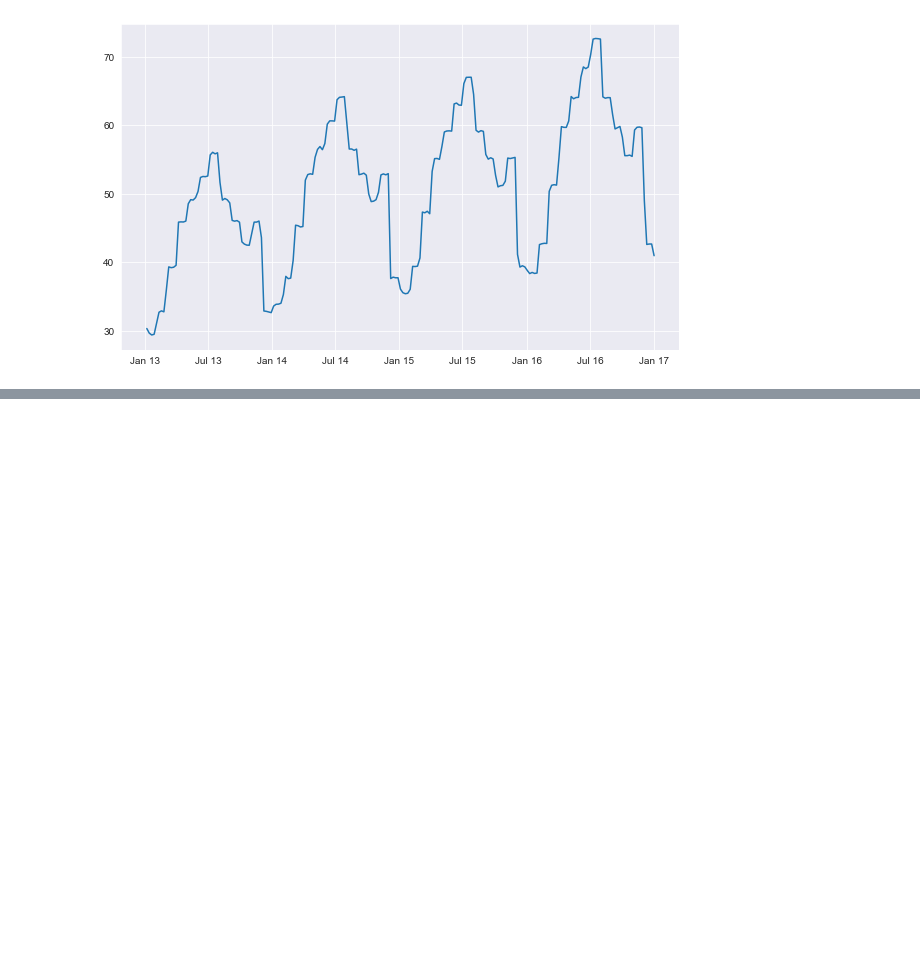
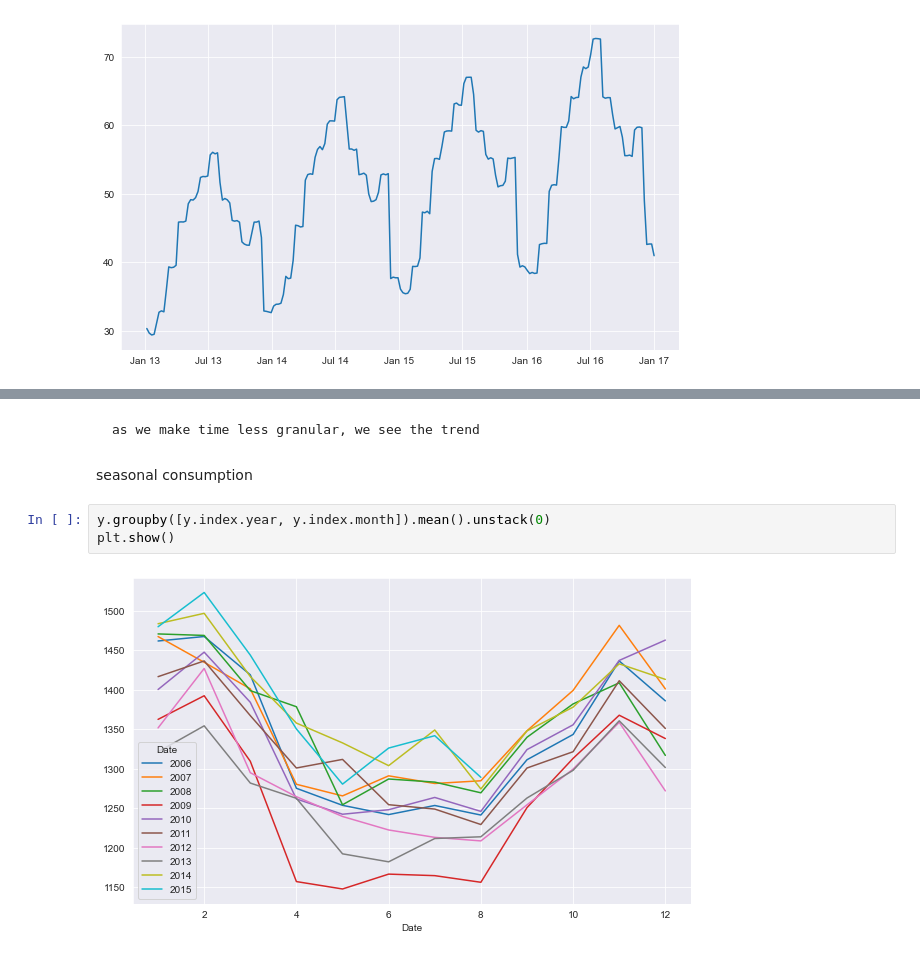
Before and after one commit to rajeshlamichhane04/time-series-exercises, a Jupyter notebook: explore.ipynb, the cells around one changed output, grey strips where cells are left out. Saved outputs shown, nothing was run; the diff lists cells and outputs as text; blank space fills up the shorter version.

```diff
--- a/explore.ipynb
+++ b/explore.ipynb
@@ -298,0 +381,9 @@ ax.xaxis.set_major_formatter(DateFormatter('%b %y'))
+# %% [markdown]
+    as we make time less granular, we see the trend
+# %% [markdown]
+seasonal consumption
+# %%
+y.groupby([y.index.year, y.index.month]).mean().unstack(0)
+plt.show()
+# %% [output]
+[figure, added]
```
Also changed, not shown: parts of 20 cells of this notebook.
